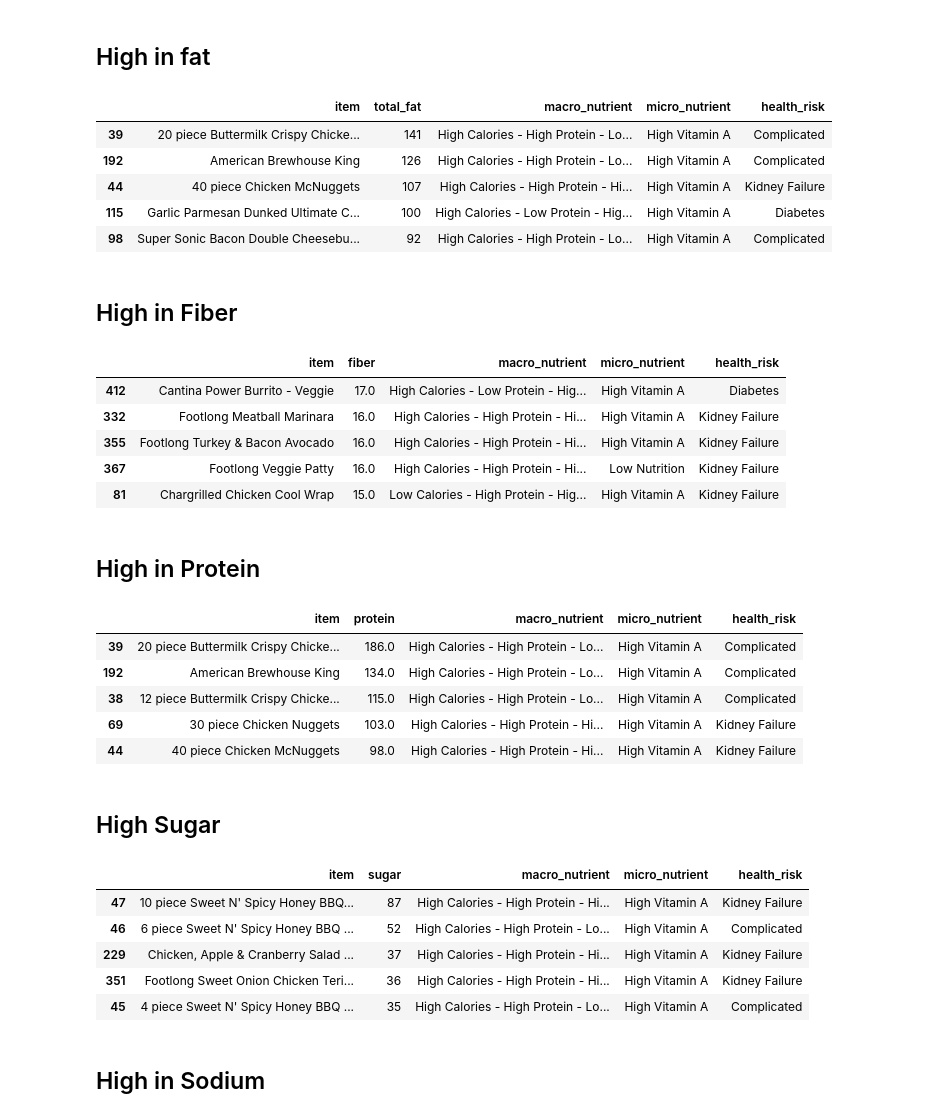
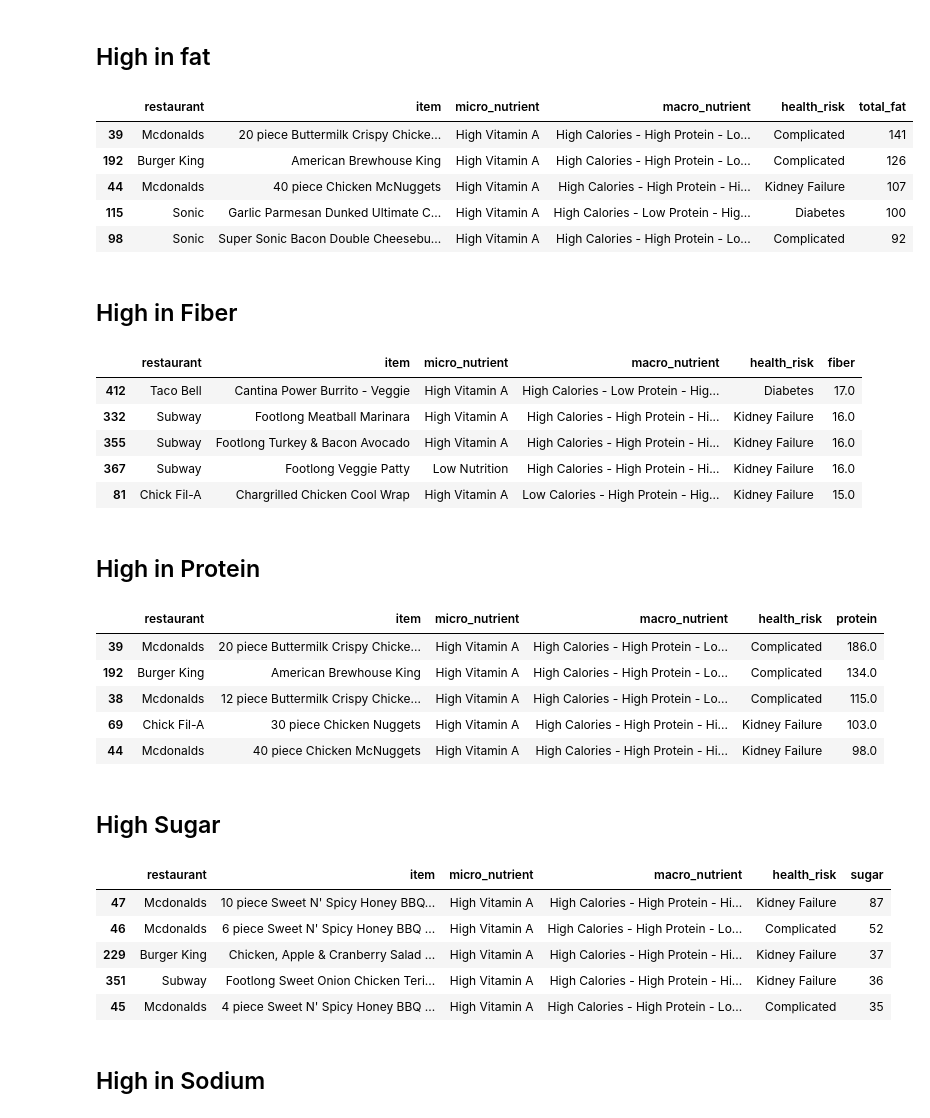
Before and after one commit to retnoanggraeni2129/classification_of_health_risks_caused_by_fast_food, a Jupyter notebook: fast_food_classification.ipynb, the cells around one changed output. Drawn from its saved outputs; the diff is of its cells as text; code cells hidden in the pictures.

```diff
--- a/fast_food_classification.ipynb
+++ b/fast_food_classification.ipynb
@@ -153,55 +170,59 @@ calories
 # %% [markdown]
 ## High in fat
 # %%
-fat = dff[['item', 'total_fat', 'macro_nutrient', 'micro_nutrient', 'health_risk']]
+fat = dff.select_dtypes(include='object')
+fat['total_fat'] = dff['total_fat']
 fat = fat.nlargest(5, 'total_fat')
 fat
 # %% [output]
-|  | item | total_fat | macro_nutrient | micro_nutrient | health_risk |
-| 39 | 20 piece Buttermilk Crispy Chicke... | 141 | High Calories - High Protein - Lo... | High Vitamin A | Complicated |
-| 192 | American Brewhouse King | 126 | High Calories - High Protein - Lo... | High Vitamin A | Complicated |
-| 44 | 40 piece Chicken McNuggets | 107 | High Calories - High Protein - Hi... | High Vitamin A | Kidney Failure |
-| 115 | Garlic Parmesan Dunked Ultimate C... | 100 | High Calories - Low Protein - Hig... | High Vitamin A | Diabetes |
-| 98 | Super Sonic Bacon Double Cheesebu... | 92 | High Calories - High Protein - Lo... | High Vitamin A | Complicated |
+|  | restaurant | item | micro_nutrient | macro_nutrient | health_risk | total_fat |
+| 39 | Mcdonalds | 20 piece Buttermilk Crispy Chicke... | High Vitamin A | High Calories - High Protein - Lo... | Complicated | 141 |
+| 192 | Burger King | American Brewhouse King | High Vitamin A | High Calories - High Protein - Lo... | Complicated | 126 |
+| 44 | Mcdonalds | 40 piece Chicken McNuggets | High Vitamin A | High Calories - High Protein - Hi... | Kidney Failure | 107 |
+| 115 | Sonic | Garlic Parmesan Dunked Ultimate C... | High Vitamin A | High Calories - Low Protein - Hig... | Diabetes | 100 |
+| 98 | Sonic | Super Sonic Bacon Double Cheesebu... | High Vitamin A | High Calories - High Protein - Lo... | Complicated | 92 |
 # %% [markdown]
 ## High in Fiber
 # %%
-fiber = dff[['item', 'fiber', 'macro_nutrient', 'micro_nutrient', 'health_risk']]
+fiber = dff.select_dtypes(include='object')
+fiber['fiber'] = dff['fiber']
 fiber = fiber.nlargest(5, 'fiber')
 fiber
 # %% [output]
-|  | item | fiber | macro_nutrient | micro_nutrient | health_risk |
-| 412 | Cantina Power Burrito - Veggie | 17.0 | High Calories - Low Protein - Hig... | High Vitamin A | Diabetes |
-| 332 | Footlong Meatball Marinara | 16.0 | High Calories - High Protein - Hi... | High Vitamin A | Kidney Failure |
-| 355 | Footlong Turkey & Bacon Avocado | 16.0 | High Calories - High Protein - Hi... | High Vitamin A | Kidney Failure |
-| 367 | Footlong Veggie Patty | 16.0 | High Calories - High Protein - Hi... | Low Nutrition | Kidney Failure |
-| 81 | Chargrilled Chicken Cool Wrap | 15.0 | Low Calories - High Protein - Hig... | High Vitamin A | Kidney Failure |
+|  | restaurant | item | micro_nutrient | macro_nutrient | health_risk | fiber |
+| 412 | Taco Bell | Cantina Power Burrito - Veggie | High Vitamin A | High Calories - Low Protein - Hig... | Diabetes | 17.0 |
+| 332 | Subway | Footlong Meatball Marinara | High Vitamin A | High Calories - High Protein - Hi... | Kidney Failure | 16.0 |
+| 355 | Subway | Footlong Turkey & Bacon Avocado | High Vitamin A | High Calories - High Protein - Hi... | Kidney Failure | 16.0 |
+| 367 | Subway | Footlong Veggie Patty | Low Nutrition | High Calories - High Protein - Hi... | Kidney Failure | 16.0 |
+| 81 | Chick Fil-A | Chargrilled Chicken Cool Wrap | High Vitamin A | Low Calories - High Protein - Hig... | Kidney Failure | 15.0 |
 # %% [markdown]
 ## High in Protein
 # %%
-protein = dff[['item', 'protein', 'macro_nutrient', 'micro_nutrient', 'health_risk']]
+protein = dff.select_dtypes(include='object')
+protein['protein'] = dff['protein']
 protein = protein.nlargest(5, 'protein')
 protein
 # %% [output]
-|  | item | protein | macro_nutrient | micro_nutrient | health_risk |
-| 39 | 20 piece Buttermilk Crispy Chicke... | 186.0 | High Calories - High Protein - Lo... | High Vitamin A | Complicated |
-| 192 | American Brewhouse King | 134.0 | High Calories - High Protein - Lo... | High Vitamin A | Complicated |
-| 38 | 12 piece Buttermilk Crispy Chicke... | 115.0 | High Calories - High Protein - Lo... | High Vitamin A | Complicated |
-| 69 | 30 piece Chicken Nuggets | 103.0 | High Calories - High Protein - Hi... | High Vitamin A | Kidney Failure |
-| 44 | 40 piece Chicken McNuggets | 98.0 | High Calories - High Protein - Hi... | High Vitamin A | Kidney Failure |
+|  | restaurant | item | micro_nutrient | macro_nutrient | health_risk | protein |
+| 39 | Mcdonalds | 20 piece Buttermilk Crispy Chicke... | High Vitamin A | High Calories - High Protein - Lo... | Complicated | 186.0 |
+| 192 | Burger King | American Brewhouse King | High Vitamin A | High Calories - High Protein - Lo... | Complicated | 134.0 |
+| 38 | Mcdonalds | 12 piece Buttermilk Crispy Chicke... | High Vitamin A | High Calories - High Protein - Lo... | Complicated | 115.0 |
+| 69 | Chick Fil-A | 30 piece Chicken Nuggets | High Vitamin A | High Calories - High Protein - Hi... | Kidney Failure | 103.0 |
+| 44 | Mcdonalds | 40 piece Chicken McNuggets | High Vitamin A | High Calories - High Protein - Hi... | Kidney Failure | 98.0 |
 # %% [markdown]
 ## High Sugar
 # %%
-sugar = dff[['item', 'sugar', 'macro_nutrient', 'micro_nutrient', 'health_risk']]
+sugar = dff.select_dtypes(include='object')
+sugar['sugar'] = dff['sugar']
 sugar = sugar.nlargest(5, 'sugar')
 sugar
 # %% [output]
-|  | item | sugar | macro_nutrient | micro_nutrient | health_risk |
-| 47 | 10 piece Sweet N' Spicy Honey BBQ... | 87 | High Calories - High Protein - Hi... | High Vitamin A | Kidney Failure |
-| 46 | 6 piece Sweet N' Spicy Honey BBQ ... | 52 | High Calories - High Protein - Lo... | High Vitamin A | Complicated |
-| 229 | Chicken, Apple & Cranberry Salad ... | 37 | High Calories - High Protein - Hi... | High Vitamin A | Kidney Failure |
-| 351 | Footlong Sweet Onion Chicken Teri... | 36 | High Calories - High Protein - Hi... | High Vitamin A | Kidney Failure |
-| 45 | 4 piece Sweet N' Spicy Honey BBQ ... | 35 | High Calories - High Protein - Lo... | High Vitamin A | Complicated |
+|  | restaurant | item | micro_nutrient | macro_nutrient | health_risk | sugar |
+| 47 | Mcdonalds | 10 piece Sweet N' Spicy Honey BBQ... | High Vitamin A | High Calories - High Protein - Hi... | Kidney Failure | 87 |
+| 46 | Mcdonalds | 6 piece Sweet N' Spicy Honey BBQ ... | High Vitamin A | High Calories - High Protein - Lo... | Complicated | 52 |
+| 229 | Burger King | Chicken, Apple & Cranberry Salad ... | High Vitamin A | High Calories - High Protein - Hi... | Kidney Failure | 37 |
+| 351 | Subway | Footlong Sweet Onion Chicken Teri... | High Vitamin A | High Calories - High Protein - Hi... | Kidney Failure | 36 |
+| 45 | Mcdonalds | 4 piece Sweet N' Spicy Honey BBQ ... | High Vitamin A | High Calories - High Protein - Lo... | Complicated | 35 |
 # %% [markdown]
 ## High in Sodium
 # %%
```
Also changed, not shown: parts of 47 cells of this notebook.
